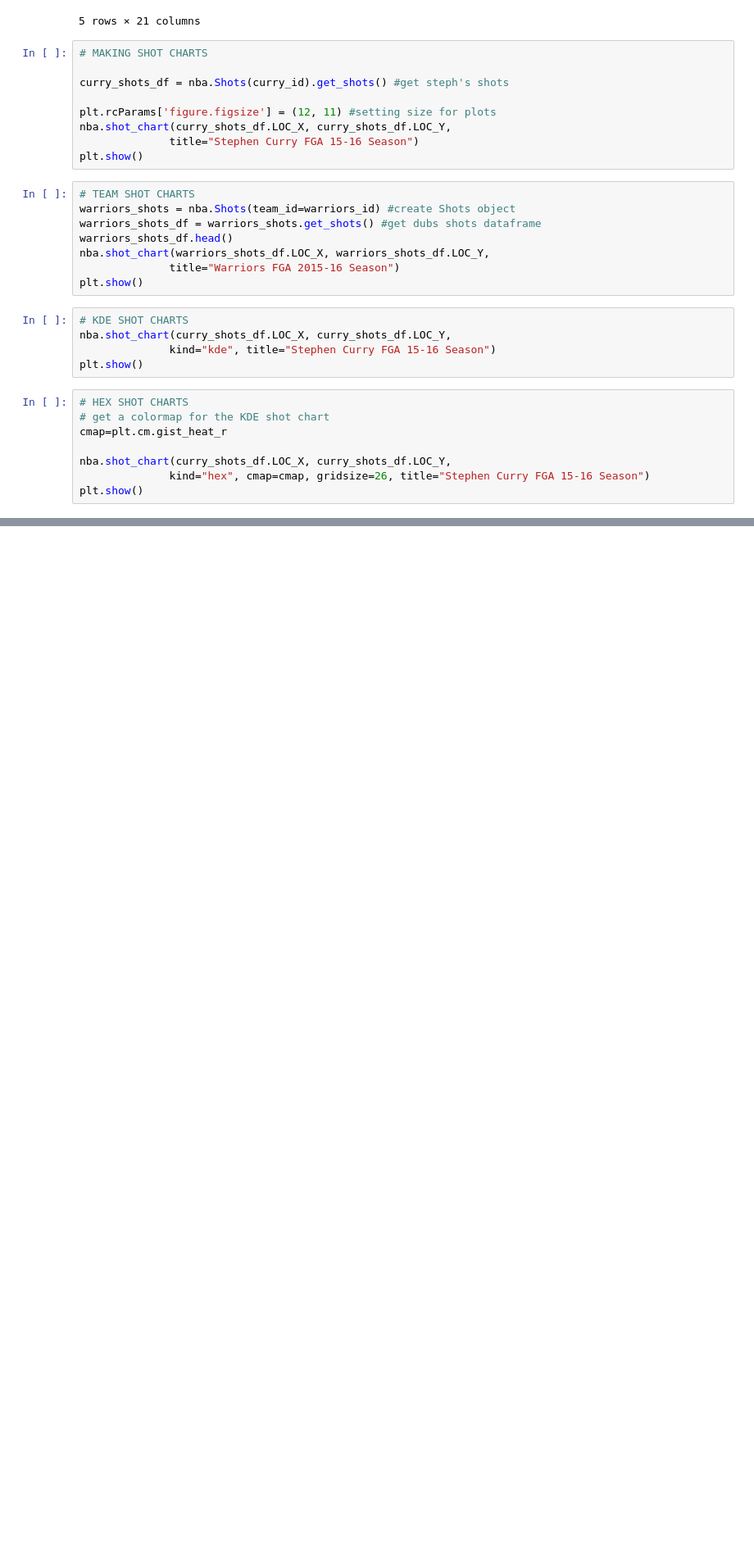
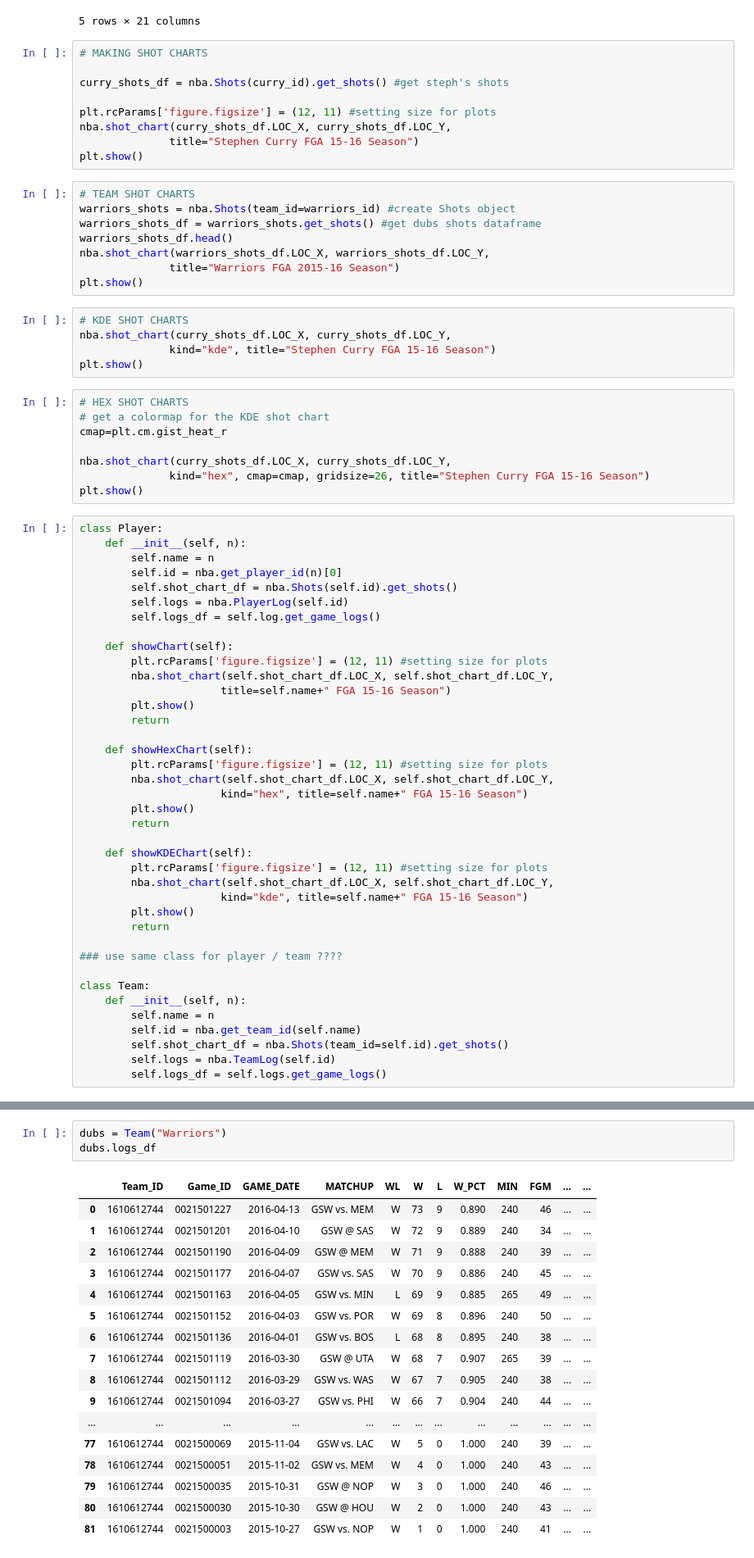
Before and after one commit to olivergoodman/nbashotcharts, a Jupyter notebook: shots.ipynb, the cells around one changed output, grey strips where cells are left out. Shown at 82% size. Drawn from its saved outputs; the diff is of its cells as text; blank space fills up the shorter version.

Commit message:
created basic team/player chart classes

```diff
--- a/shots.ipynb
+++ b/shots.ipynb
@@ -87,3 +86,42 @@ cmap=plt.cm.gist_heat_r
 nba.shot_chart(curry_shots_df.LOC_X, curry_shots_df.LOC_Y,
               kind="hex", cmap=cmap, gridsize=26, title="Stephen Curry FGA 15-16 Season")
 plt.show()
+# %%
+class Player:
+    def __init__(self, n):
+        self.name = n
+        self.id = nba.get_player_id(n)[0]
+        self.shot_chart_df = nba.Shots(self.id).get_shots()
+        self.logs = nba.PlayerLog(self.id)
+        self.logs_df = self.log.get_game_logs()
+
+    def showChart(self):
+        plt.rcParams['figure.figsize'] = (12, 11) #setting size for plots
+        nba.shot_chart(self.shot_chart_df.LOC_X, self.shot_chart_df.LOC_Y,
+                      title=self.name+" FGA 15-16 Season")
+        plt.show()
+        return
+
+    def showHexChart(self):
+        plt.rcParams['figure.figsize'] = (12, 11) #setting size for plots
+        nba.shot_chart(self.shot_chart_df.LOC_X, self.shot_chart_df.LOC_Y,
+                      kind="hex", title=self.name+" FGA 15-16 Season")
+        plt.show()
+        return
+
+    def showKDEChart(self):
+        plt.rcParams['figure.figsize'] = (12, 11) #setting size for plots
+        nba.shot_chart(self.shot_chart_df.LOC_X, self.shot_chart_df.LOC_Y,
+                      kind="kde", title=self.name+" FGA 15-16 Season")
+        plt.show()
+        return
+
+### use same class for player / team ????
+
+class Team:
+    def __init__(self, n):
+        self.name = n
+        self.id = nba.get_team_id(self.name)
+        self.shot_chart_df = nba.Shots(team_id=self.id).get_shots()
+        self.logs = nba.TeamLog(self.id)
+        self.logs_df = self.logs.get_game_logs()
@@ -89,0 +131,21 @@ plt.show()
+# %%
+dubs = Team("Warriors")
+dubs.logs_df
+# %% [output]
+|  | Team_ID | Game_ID | GAME_DATE | MATCHUP | WL | W | L | W_PCT | MIN | FGM | ... | ... |
+| 0 | 1610612744 | 0021501227 | 2016-04-13 | GSW vs. MEM | W | 73 | 9 | 0.890 | 240 | 46 | ... | ... |
+| 1 | 1610612744 | 0021501201 | 2016-04-10 | GSW @ SAS | W | 72 | 9 | 0.889 | 240 | 34 | ... | ... |
+| 2 | 1610612744 | 0021501190 | 2016-04-09 | GSW @ MEM | W | 71 | 9 | 0.888 | 240 | 39 | ... | ... |
+| 3 | 1610612744 | 0021501177 | 2016-04-07 | GSW vs. SAS | W | 70 | 9 | 0.886 | 240 | 45 | ... | ... |
+| 4 | 1610612744 | 0021501163 | 2016-04-05 | GSW vs. MIN | L | 69 | 9 | 0.885 | 265 | 49 | ... | ... |
+| 5 | 1610612744 | 0021501152 | 2016-04-03 | GSW vs. POR | W | 69 | 8 | 0.896 | 240 | 50 | ... | ... |
+| 6 | 1610612744 | 0021501136 | 2016-04-01 | GSW vs. BOS | L | 68 | 8 | 0.895 | 240 | 38 | ... | ... |
+| 7 | 1610612744 | 0021501119 | 2016-03-30 | GSW @ UTA | W | 68 | 7 | 0.907 | 265 | 39 | ... | ... |
+| 8 | 1610612744 | 0021501112 | 2016-03-29 | GSW vs. WAS | W | 67 | 7 | 0.905 | 240 | 38 | ... | ... |
+| 9 | 1610612744 | 0021501094 | 2016-03-27 | GSW vs. PHI | W | 66 | 7 | 0.904 | 240 | 44 | ... | ... |
+| ... | ... | ... | ... | ... | ... | ... | ... | ... | ... | ... | ... | ... |
+| 77 | 1610612744 | 0021500069 | 2015-11-04 | GSW vs. LAC | W | 5 | 0 | 1.000 | 240 | 39 | ... | ... |
+| 78 | 1610612744 | 0021500051 | 2015-11-02 | GSW vs. MEM | W | 4 | 0 | 1.000 | 240 | 43 | ... | ... |
+| 79 | 1610612744 | 0021500035 | 2015-10-31 | GSW @ NOP | W | 3 | 0 | 1.000 | 240 | 46 | ... | ... |
+| 80 | 1610612744 | 0021500030 | 2015-10-30 | GSW @ HOU | W | 2 | 0 | 1.000 | 240 | 43 | ... | ... |
+| 81 | 1610612744 | 0021500003 | 2015-10-27 | GSW vs. NOP | W | 1 | 0 | 1.000 | 240 | 41 | ... | ... |
```
Also changed, not shown: parts of 3 cells of this notebook.
